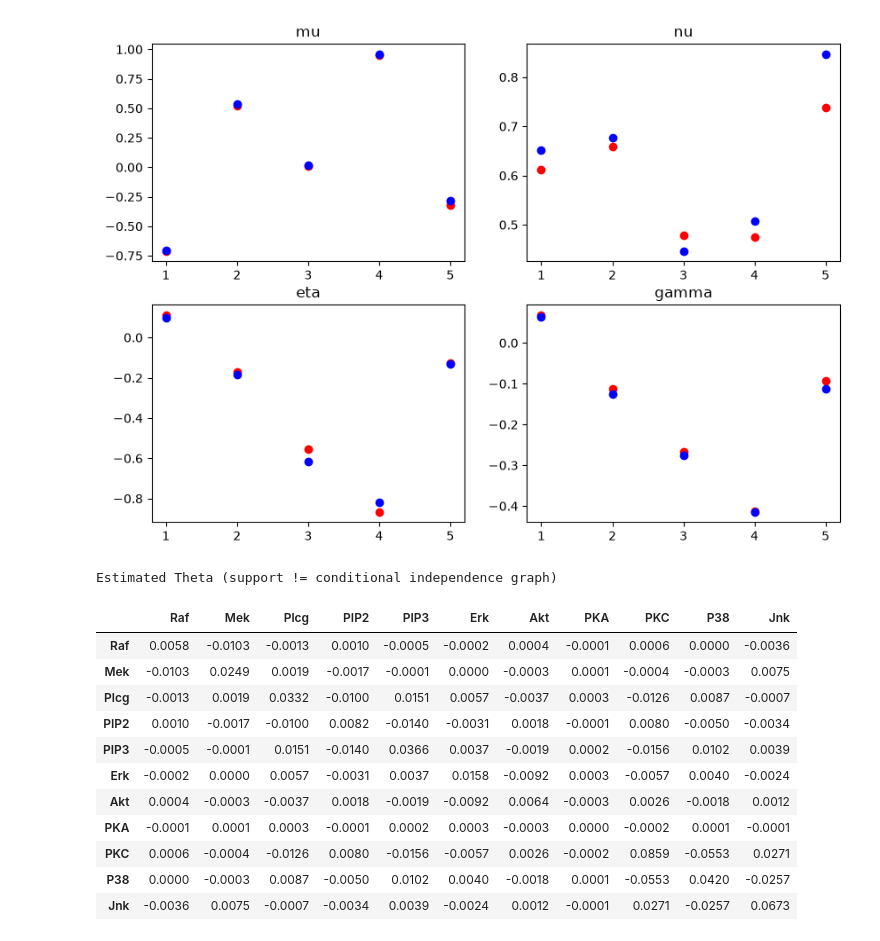
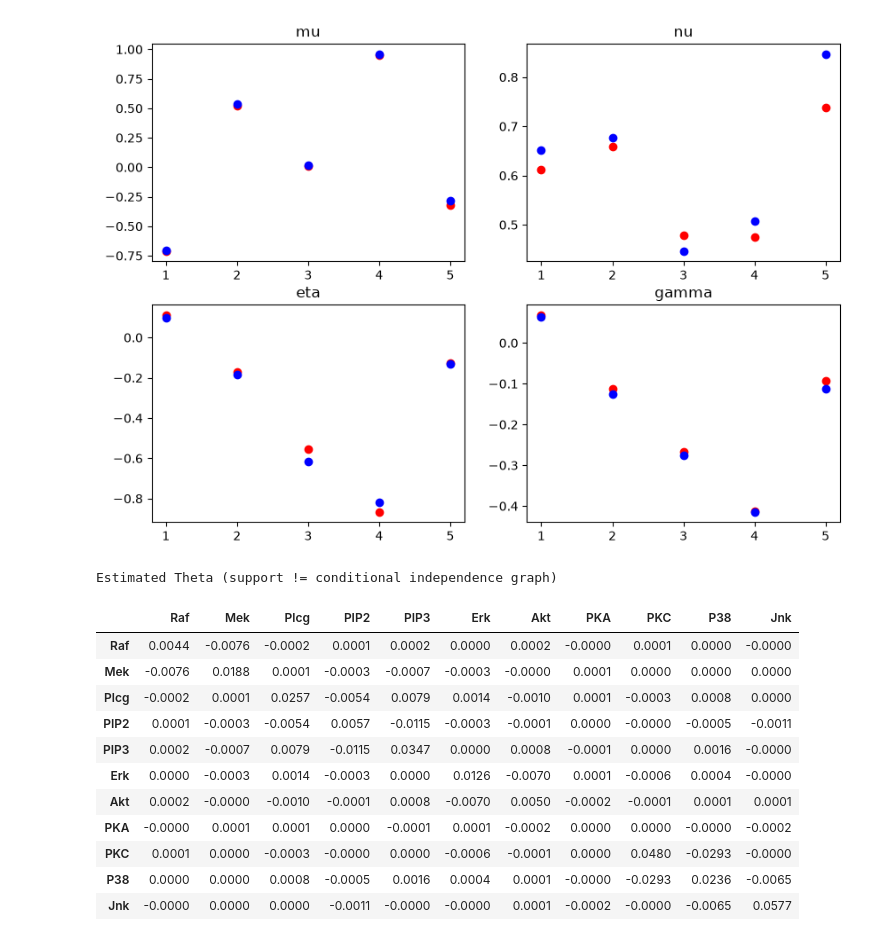
Before and after one commit to sahitidoke/asym-model-simulation, a Jupyter notebook: visualization.ipynb, the cells around one changed output. Drawn from its saved outputs; the diff is of its cells as text; code cells hidden in the pictures.

```diff
--- a/visualization.ipynb
+++ b/visualization.ipynb
@@ -94,45 +92,45 @@ fig.savefig(f"results/{filename}.pdf")
 import pandas as pd
 from sachs_min import NAMES
 
-with open("results/application_results.json", "r") as f:
+with open("results/application_results_validated_rho.json", "r") as f:
     app_results = json.load(f)
 
 Theta_app = np.array(app_results["Theta"])
 labels = list(NAMES)[: Theta_app.shape[0]]
 Theta_df = pd.DataFrame(Theta_app, index=labels, columns=labels)
 
 # Diverging color scale centred at 0 so sign is readable at a glance.
 v = np.abs(Theta_app).max()
 display(
     Theta_df.style
     .background_gradient(cmap="RdBu_r", vmin=-v, vmax=v)
     .format("{:.4f}")
     .set_caption("Estimated Theta (support != conditional independence graph)")
     .set_table_styles([
         {"selector": "caption",
          "props": [("caption-side", "top"), ("font-weight", "bold"),
                    ("padding-bottom", "6px")]},
         {"selector": "th",
          "props": [("font-family", "monospace"), ("text-align", "center")]},
         {"selector": "td",
          "props": [("font-family", "monospace"), ("text-align", "right"),
                    ("padding", "3px 8px")]},
     ])
 )
 # %% [output]
 Estimated Theta (support != conditional independence graph)
 |  | Raf | Mek | Plcg | PIP2 | PIP3 | Erk | Akt | PKA | PKC | P38 | Jnk |
-| Raf | 0.0058 | -0.0103 | -0.0013 | 0.0010 | -0.0005 | -0.0002 | 0.0004 | -0.0001 | 0.0006 | 0.0000 | -0.0036 |
-| Mek | -0.0103 | 0.0249 | 0.0019 | -0.0017 | -0.0001 | 0.0000 | -0.0003 | 0.0001 | -0.0004 | -0.0003 | 0.0075 |
-| Plcg | -0.0013 | 0.0019 | 0.0332 | -0.0100 | 0.0151 | 0.0057 | -0.0037 | 0.0003 | -0.0126 | 0.0087 | -0.0007 |
-| PIP2 | 0.0010 | -0.0017 | -0.0100 | 0.0082 | -0.0140 | -0.0031 | 0.0018 | -0.0001 | 0.0080 | -0.0050 | -0.0034 |
-| PIP3 | -0.0005 | -0.0001 | 0.0151 | -0.0140 | 0.0366 | 0.0037 | -0.0019 | 0.0002 | -0.0156 | 0.0102 | 0.0039 |
-| Erk | -0.0002 | 0.0000 | 0.0057 | -0.0031 | 0.0037 | 0.0158 | -0.0092 | 0.0003 | -0.0057 | 0.0040 | -0.0024 |
-| Akt | 0.0004 | -0.0003 | -0.0037 | 0.0018 | -0.0019 | -0.0092 | 0.0064 | -0.0003 | 0.0026 | -0.0018 | 0.0012 |
-| PKA | -0.0001 | 0.0001 | 0.0003 | -0.0001 | 0.0002 | 0.0003 | -0.0003 | 0.0000 | -0.0002 | 0.0001 | -0.0001 |
-| PKC | 0.0006 | -0.0004 | -0.0126 | 0.0080 | -0.0156 | -0.0057 | 0.0026 | -0.0002 | 0.0859 | -0.0553 | 0.0271 |
-| P38 | 0.0000 | -0.0003 | 0.0087 | -0.0050 | 0.0102 | 0.0040 | -0.0018 | 0.0001 | -0.0553 | 0.0420 | -0.0257 |
-| Jnk | -0.0036 | 0.0075 | -0.0007 | -0.0034 | 0.0039 | -0.0024 | 0.0012 | -0.0001 | 0.0271 | -0.0257 | 0.0673 |
+| Raf | 0.0044 | -0.0076 | -0.0002 | 0.0001 | 0.0002 | 0.0000 | 0.0002 | -0.0000 | 0.0001 | 0.0000 | -0.0000 |
+| Mek | -0.0076 | 0.0188 | 0.0001 | -0.0003 | -0.0007 | -0.0003 | -0.0000 | 0.0001 | 0.0000 | 0.0000 | 0.0000 |
+| Plcg | -0.0002 | 0.0001 | 0.0257 | -0.0054 | 0.0079 | 0.0014 | -0.0010 | 0.0001 | -0.0003 | 0.0008 | 0.0000 |
+| PIP2 | 0.0001 | -0.0003 | -0.0054 | 0.0057 | -0.0115 | -0.0003 | -0.0001 | 0.0000 | -0.0000 | -0.0005 | -0.0011 |
+| PIP3 | 0.0002 | -0.0007 | 0.0079 | -0.0115 | 0.0347 | 0.0000 | 0.0008 | -0.0001 | 0.0000 | 0.0016 | -0.0000 |
+| Erk | 0.0000 | -0.0003 | 0.0014 | -0.0003 | 0.0000 | 0.0126 | -0.0070 | 0.0001 | -0.0006 | 0.0004 | -0.0000 |
+| Akt | 0.0002 | -0.0000 | -0.0010 | -0.0001 | 0.0008 | -0.0070 | 0.0050 | -0.0002 | -0.0001 | 0.0001 | 0.0001 |
+| PKA | -0.0000 | 0.0001 | 0.0001 | 0.0000 | -0.0001 | 0.0001 | -0.0002 | 0.0000 | 0.0000 | -0.0000 | -0.0002 |
+| PKC | 0.0001 | 0.0000 | -0.0003 | -0.0000 | 0.0000 | -0.0006 | -0.0001 | 0.0000 | 0.0480 | -0.0293 | -0.0000 |
+| P38 | 0.0000 | 0.0000 | 0.0008 | -0.0005 | 0.0016 | 0.0004 | 0.0001 | -0.0000 | -0.0293 | 0.0236 | -0.0065 |
+| Jnk | -0.0000 | 0.0000 | 0.0000 | -0.0011 | -0.0000 | -0.0000 | 0.0001 | -0.0002 | -0.0000 | -0.0065 | 0.0577 |
 # %%
 # Graph built from the SUPPORT of the estimated Theta.
 # WARNING: theta_jk = 0 does NOT imply Y_j indep Y_k | rest in this model, so
```
Also changed, not shown: parts of 3 cells of this notebook, 19 other files.
